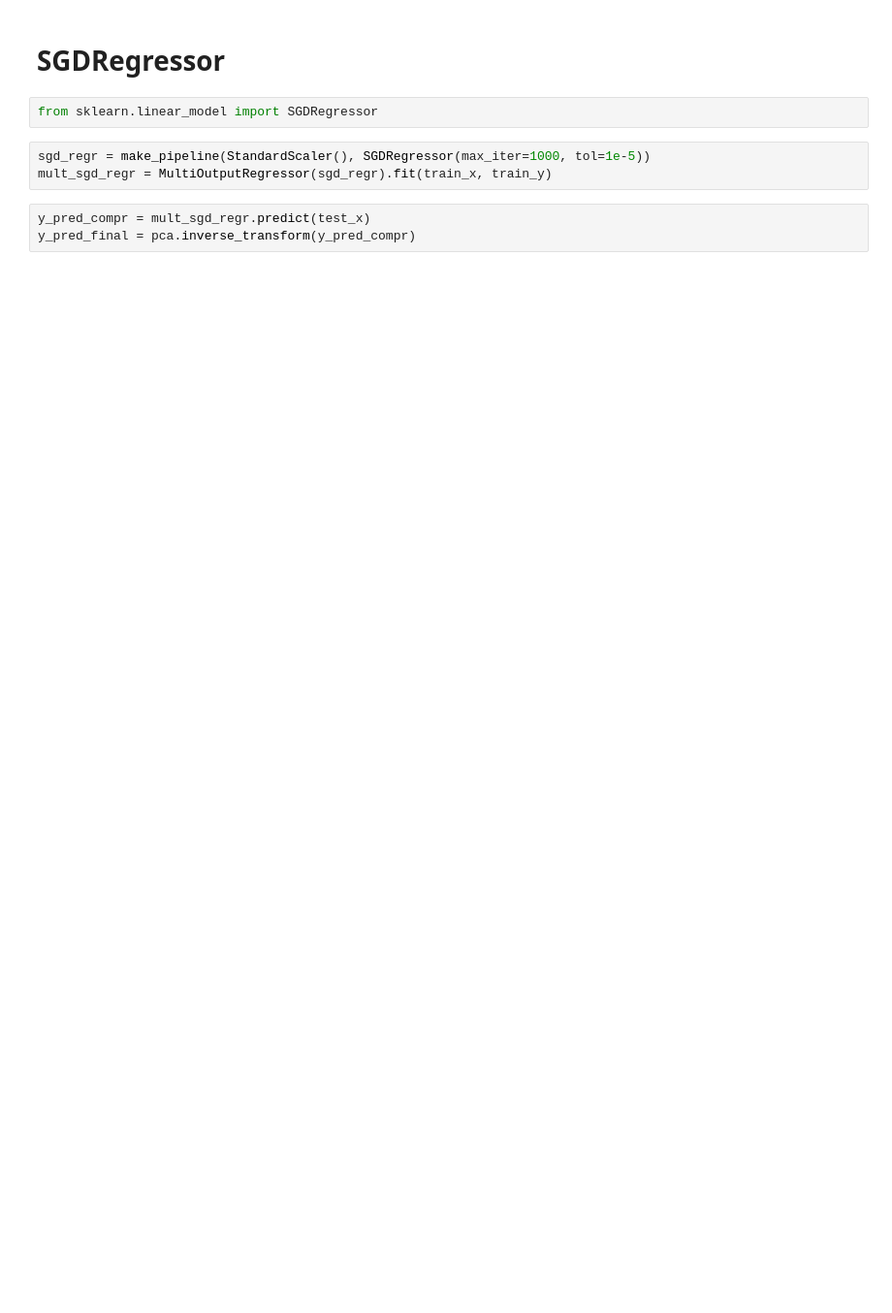
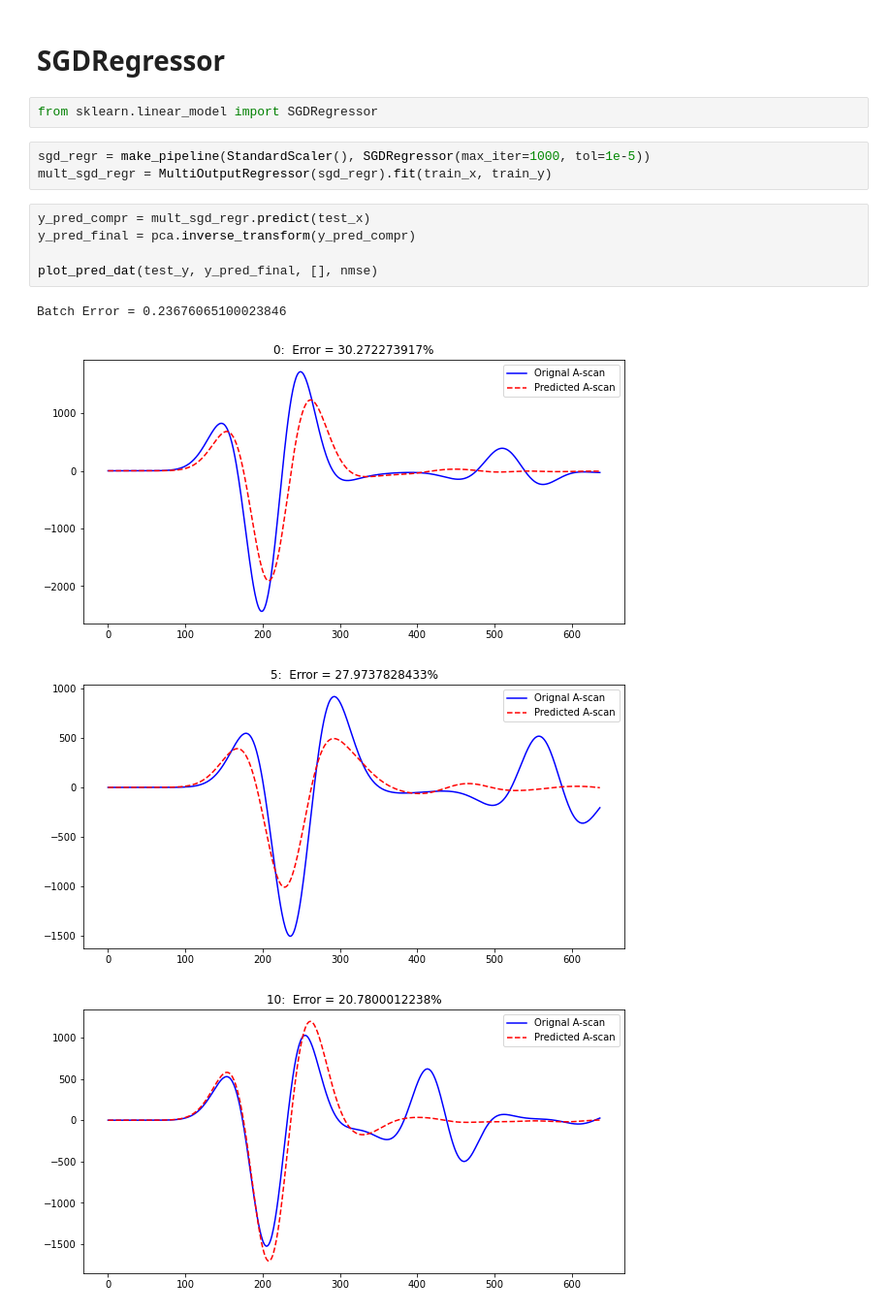
Before and after one commit to gprMax/gprMax, a Jupyter notebook: ML/ML.ipynb, the cells around one changed output. Shown: that part at 97% size. Cells and saved outputs as stored; diff of their text form; blank space fills up the shorter version.

```diff
--- a/ML/ML.ipynb
+++ b/ML/ML.ipynb
@@ -247,3 +205,10 @@ mult_sgd_regr = MultiOutputRegressor(sgd_regr).fit(train_x, train_y)
 # %%
 y_pred_compr = mult_sgd_regr.predict(test_x)
 y_pred_final = pca.inverse_transform(y_pred_compr)
+
+plot_pred_dat(test_y, y_pred_final, [], nmse)
+# %% [output]
+Batch Error = 0.23676065100023846
+[figure, added]
+[figure, added]
+[figure, added]
```
Also changed, not shown: parts of 10 cells of this notebook, 1 other file.
